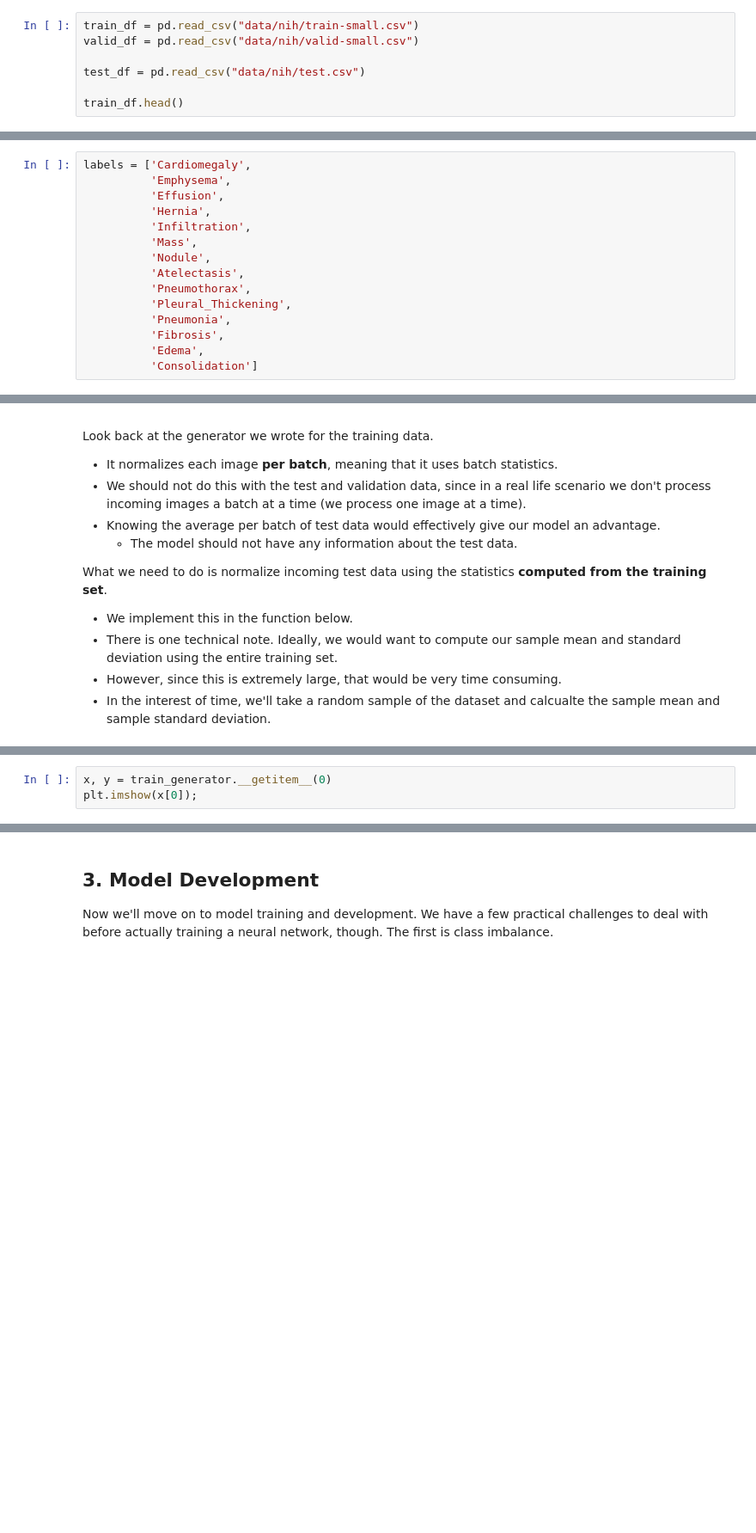
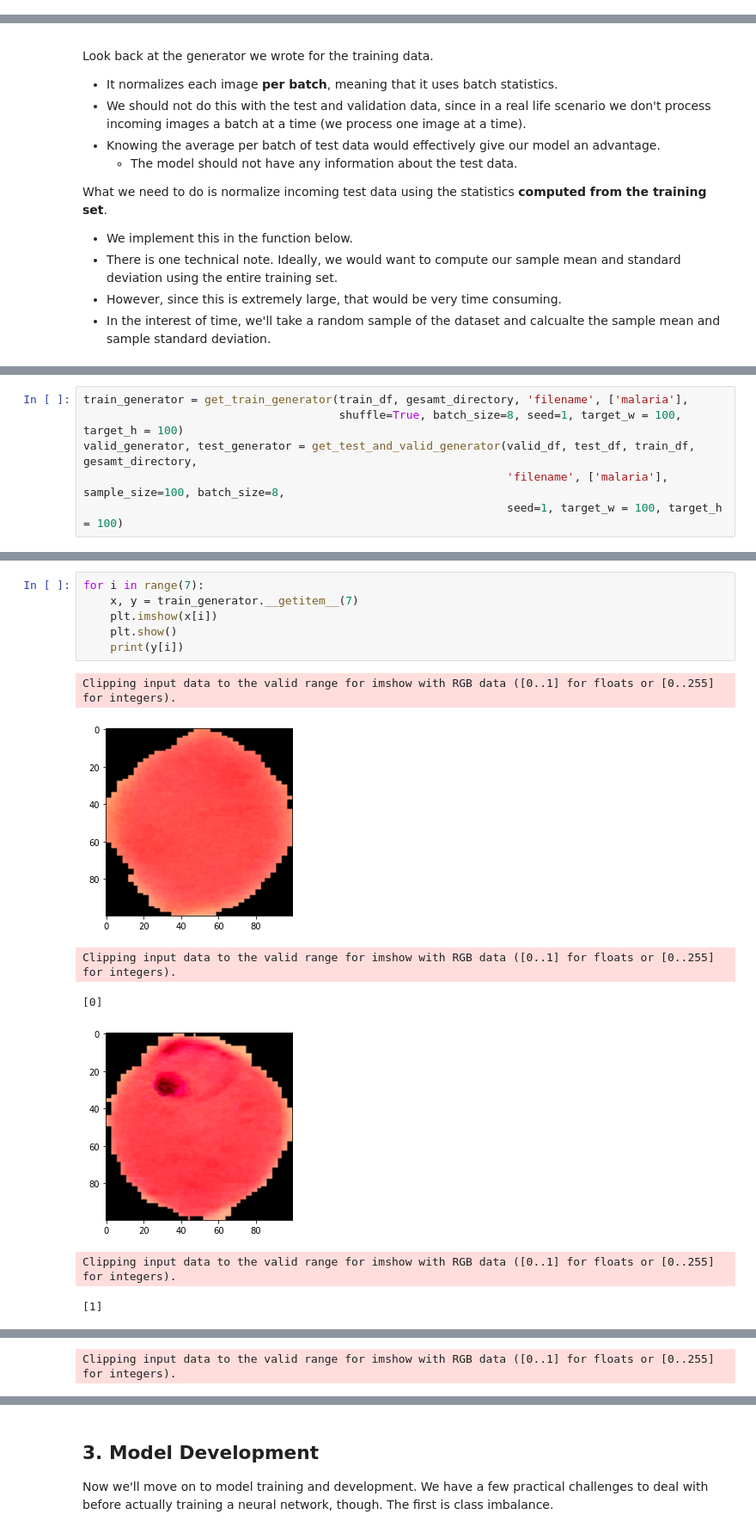
Before and after one commit to dontknowDS/Malaria-Cell-Classification, a Jupyter notebook: Malaria Classification.ipynb, the cells around one changed output, grey strips where cells are left out. Shown at 86% size. Drawn from its saved outputs; the diff is of its cells as text; blank space fills up the shorter version.

```diff
--- a/Malaria Classification.ipynb
+++ b/Malaria Classification.ipynb
@@ -265,7 +166,0 @@ train_df.head()
-# %%
-train_df = pd.read_csv("data/nih/train-small.csv")
-valid_df = pd.read_csv("data/nih/valid-small.csv")
-
-test_df = pd.read_csv("data/nih/test.csv")
-
-train_df.head()
@@ -279,15 +166,0 @@ train_df.head()
-# %%
-labels = ['Cardiomegaly',
-          'Emphysema',
-          'Effusion',
-          'Hernia',
-          'Infiltration',
-          'Mass',
-          'Nodule',
-          'Atelectasis',
-          'Pneumothorax',
-          'Pleural_Thickening',
-          'Pneumonia',
-          'Fibrosis',
-          'Edema',
-          'Consolidation']
@@ -575,3 +308,0 @@ Let's peek into what the generator gives our model during training and validatio
-# %%
-x, y = train_generator.__getitem__(0)
-plt.imshow(x[0]);
@@ -580,0 +309,6 @@ Clipping input data to the valid range for imshow with RGB data ([0..1] for floa
+# %%
+train_generator = get_train_generator(train_df, gesamt_directory, 'filename', ['malaria'],
+                                      shuffle=True, batch_size=8, seed=1, target_w = 100, target_h = 100)
+valid_generator, test_generator = get_test_and_valid_generator(valid_df, test_df, train_df, gesamt_directory,
+                                                               'filename', ['malaria'], sample_size=100, batch_size=8,
+                                                               seed=1, target_w = 100, target_h = 100)
@@ -580,0 +322,14 @@ Clipping input data to the valid range for imshow with RGB data ([0..1] for floa
+# %%
+for i in range(7):
+    x, y = train_generator.__getitem__(7)
+    plt.imshow(x[i])
+    plt.show()
+    print(y[i])
+# %% [output]
+Clipping input data to the valid range for imshow with RGB data ([0..1] for floats or [0..255] for integers).
+[figure, added]
+Clipping input data to the valid range for imshow with RGB data ([0..1] for floats or [0..255] for integers).
+[0]
+[figure, added]
+Clipping input data to the valid range for imshow with RGB data ([0..1] for floats or [0..255] for integers).
+[1]
@@ -580,0 +337 @@ Clipping input data to the valid range for imshow with RGB data ([0..1] for floa
+Clipping input data to the valid range for imshow with RGB data ([0..1] for floats or [0..255] for integers).
```
Also changed, not shown: parts of 33 cells of this notebook.
